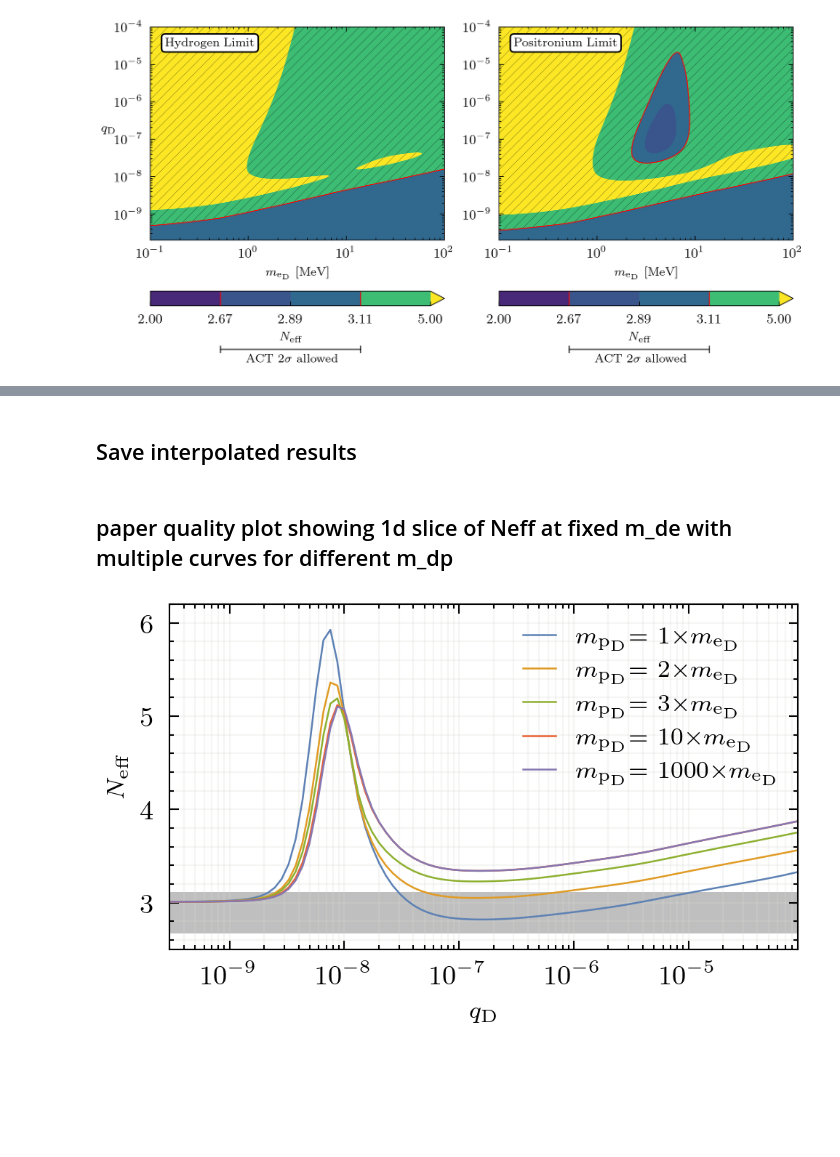
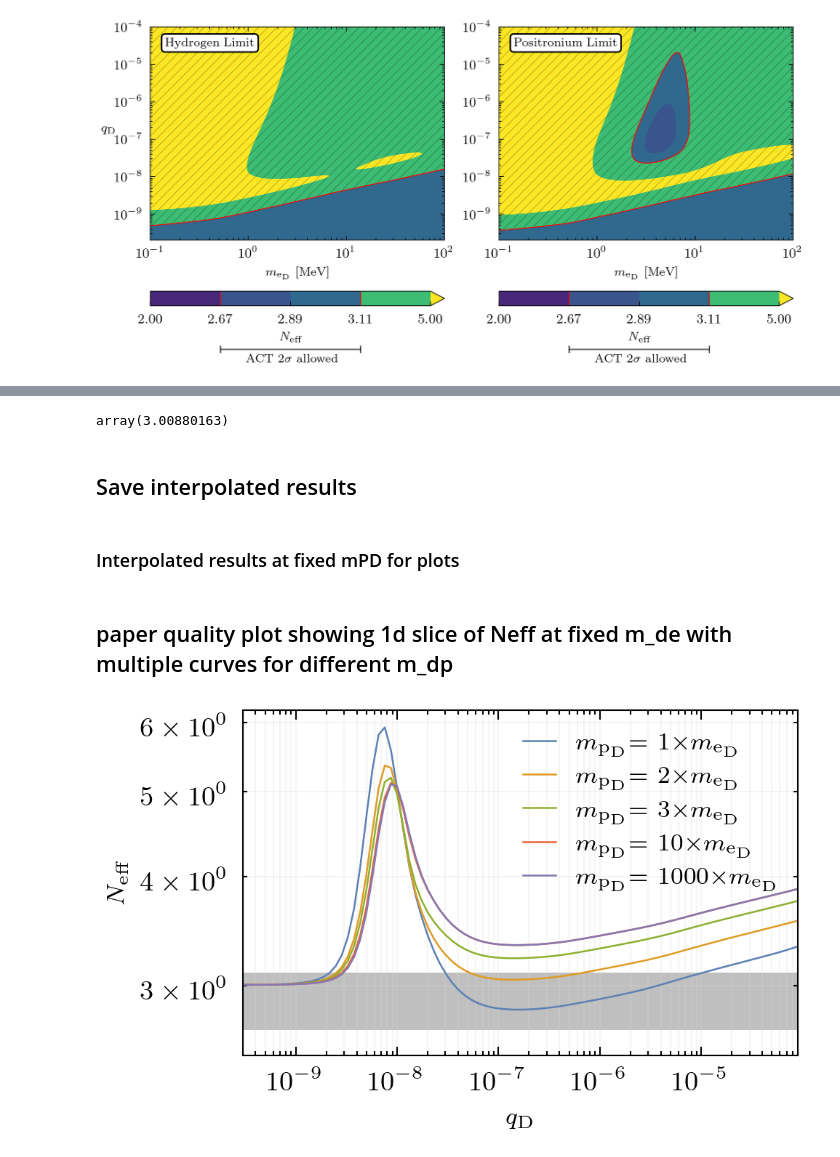
Before and after one commit to Duncan-Adams/mcp_boltzmann, a Jupyter notebook: notebooks/adm_results.ipynb, the cells around one changed output, grey strips where cells are left out. Saved outputs shown, nothing was run; the diff lists cells and outputs as text; code cells hidden in the pictures; blank space fills up the shorter version.

```diff
--- a/notebooks/adm_results.ipynb
+++ b/notebooks/adm_results.ipynb
@@ -1267,3 +1464,7 @@ plt.show()
+# %%
+PL_Neff_interp((100, 1e-10))
+# %% [output]
+array(3.00880163)
 # %% [markdown]
 ## Save interpolated results
 # %%
@@ -1287,6 +1488,8 @@ np.savez_compressed(
     R_Tdark_Tgam = PL_R_interp((Mplot, Qplot))
 
 )
+# %% [markdown]
+### Interpolated results at fixed mPD for plots
 # %% [markdown]
 ## paper quality plot showing 1d slice of Neff at fixed m_de with multiple curves for different m_dp
 # %%
@@ -1297,11 +1500,12 @@ f, ax = plt.subplots(
 )
 
 
-m_de_plot = unique_mde[28]
+m_de_plot = unique_mde[28] # ~5 MeV for paper
+# m_de_plot = unique_mde[49]
 
 results_keys = np.array(list(N_eff_results_dict[m_de_plot].keys()))
-# keys_to_run = np.array([0, 1, 2, 9, 10, 12, 13], dtype=int)
-keys_to_run = np.array([0, 1, 2, 9, 13], dtype=int)
+# keys_to_run = np.array([0, 1, 9, 12, 13], dtype=int)
+keys_to_run = np.array([0, 1, 2, 9, 13], dtype=int) #for paper
 # keys_to_run = np.array([0], dtype=int)
 
 for m_dp in results_keys[keys_to_run]:
@@ -1309,36 +1513,39 @@ for m_dp in results_keys[keys_to_run]:
     N_eff_plot = N_eff_results_dict[m_de_plot][m_dp][1]
 
     res_I = interp1d(charges_plot, N_eff_plot, kind='cubic')
     charges_fine = np.geomspace(charges_plot[0], charges_plot[-1], 100)
 
     # plt.plot(charges_plot, N_eff_plot, label=f'{m_dp/m_de_plot:.2f}')
     plt.plot(charges_fine, res_I(charges_fine), label=r'$m_{\rm{p_D}}$= '+f'{m_dp/m_de_plot:.0f}' + r'$\times m_{\rm{e_D}}$')
     # plt.plot(charges_plot, N_eff_plot)
 
 plt.xscale('log')
 plt.xlabel(r'$q_{\rm D}$')
 plt.ylabel(r'$N_{\rm eff}$')
 plt.legend(loc=1, framealpha=0.0)
 # plt.title(f'Dark Electron Mass: {m_de_plot:.2e} MeV')
 
 plt.fill_between(charges_fine,
                  act_central_value - 2*Dneff_act_68_errorbar,
                  act_central_value + 2*Dneff_act_68_errorbar,
                  color='gray',
                  alpha=0.5,
                  edgecolor=None
                 )
 plt.grid(which='both', axis='x', linestyle='solid', alpha=0.25)
 plt.grid(which='both', axis='y', linestyle='solid', alpha=0.25)
 plt.xlim(charges_fine[0], charges_fine[-1])
 plt.ylim(2.5, 6.2)
 plt.xlim(3e-10, 9e-5)
 
-# plt.yscale('log')
-plt.savefig('../output/figures/N_eff_1d_slice_m_de_5.18.pdf')
+# plt.ylim(3.105, 3.115)
+# plt.xlim(1e-8, 2e-8)
+
+plt.yscale('log')
+# plt.savefig('../output/figures/N_eff_1d_slice_m_de_5.18.pdf')
 plt.show()
 # %% [output]
-[figure, old version]
+[figure, new version]
 # %%
 res_I(charges_plot)
 # %%
```
Also changed, not shown: parts of 5 cells of this notebook, 11 other files.
